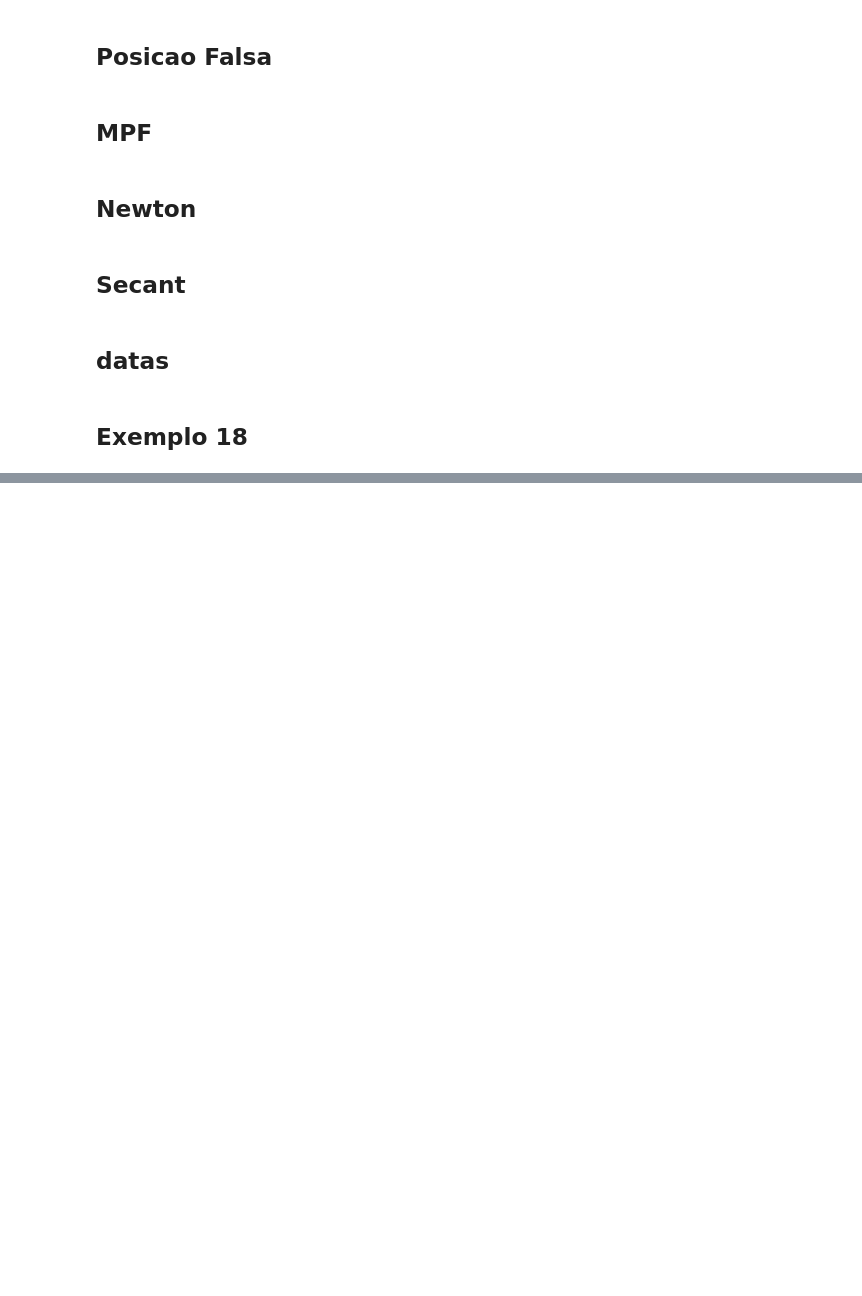
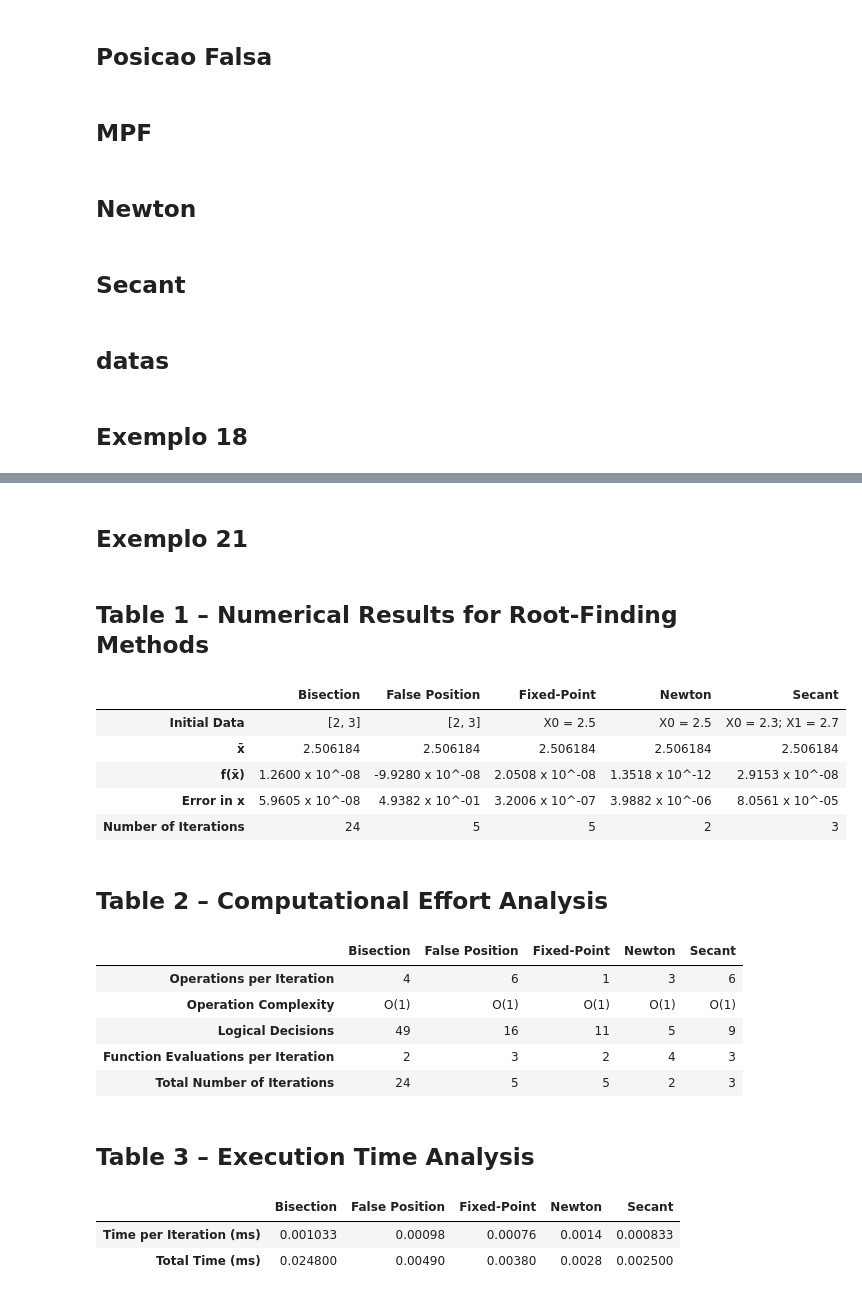
Before and after one commit to mauricioaires30/Matematica-Computacional, a Jupyter notebook: trabalho_02_1.ipynb, the cells around one changed output, grey strips where cells are left out. Drawn from its saved outputs; the diff is of its cells as text; code cells hidden in the pictures; blank space fills up the shorter version.

```diff
--- a/trabalho_02_1.ipynb
+++ b/trabalho_02_1.ipynb
@@ -632,0 +694,34 @@ print_tables(numerical_data, effort_data, time_data)
+# %% [markdown]
+## Exemplo 21
+# %%
+example_function = lambda x: (x * math.log10(x)) - 1
+fixed_point_iteration_function = lambda x: x - 1.3 * ((x * math.log10(x)) - 1)
+interval = [2, 3]
+stopping_crit_1 = stopping_crit_2 = 10**-7
+
+numerical_data["bisection"], effort_data["bisection"], time_data["bisection"] = bisection(example_function, interval, stopping_crit_1, 4)
+numerical_data["false_position"], effort_data["false_position"], time_data["false_position"] = false_position(example_function, interval, stopping_crit_1, stopping_crit_2, 4)
+numerical_data["fixed_point"], effort_data["fixed_point"], time_data["fixed_point"] = fixed_point(example_function, fixed_point_iteration_function, 2.5, stopping_crit_1, stopping_crit_2, 4)
+numerical_data["newton"], effort_data["newton"], time_data["newton"] = newton(example_function, 2.5, stopping_crit_1, stopping_crit_2, 4)
+numerical_data["secant"], effort_data["secant"], time_data["secant"] = secant(example_function, 2.3, 2.7, stopping_crit_1, stopping_crit_2, 4)
+
+print_tables(numerical_data, effort_data, time_data)
+# %% [output]
+## Table 1 – Numerical Results for Root-Finding Methods
+|  | Bisection | False Position | Fixed-Point | Newton | Secant |
+| Initial Data | [2, 3] | [2, 3] | X0 = 2.5 | X0 = 2.5 | X0 = 2.3; X1 = 2.7 |
+| x̄ | 2.506184 | 2.506184 | 2.506184 | 2.506184 | 2.506184 |
+| f(x̄) | 1.2600 x 10^-08 | -9.9280 x 10^-08 | 2.0508 x 10^-08 | 1.3518 x 10^-12 | 2.9153 x 10^-08 |
+| Error in x | 5.9605 x 10^-08 | 4.9382 x 10^-01 | 3.2006 x 10^-07 | 3.9882 x 10^-06 | 8.0561 x 10^-05 |
+| Number of Iterations | 24 | 5 | 5 | 2 | 3 |
+## Table 2 – Computational Effort Analysis
+|  | Bisection | False Position | Fixed-Point | Newton | Secant |
+| Operations per Iteration | 4 | 6 | 1 | 3 | 6 |
+| Operation Complexity | O(1) | O(1) | O(1) | O(1) | O(1) |
+| Logical Decisions | 49 | 16 | 11 | 5 | 9 |
+| Function Evaluations per Iteration | 2 | 3 | 2 | 4 | 3 |
+| Total Number of Iterations | 24 | 5 | 5 | 2 | 3 |
+## Table 3 – Execution Time Analysis
+|  | Bisection | False Position | Fixed-Point | Newton | Secant |
+| Time per Iteration (ms) | 0.001033 | 0.00098 | 0.00076 | 0.0014 | 0.000833 |
+| Total Time (ms) | 0.024800 | 0.00490 | 0.00380 | 0.0028 | 0.002500 |
```
Also changed, not shown: parts of 14 cells of this notebook.
